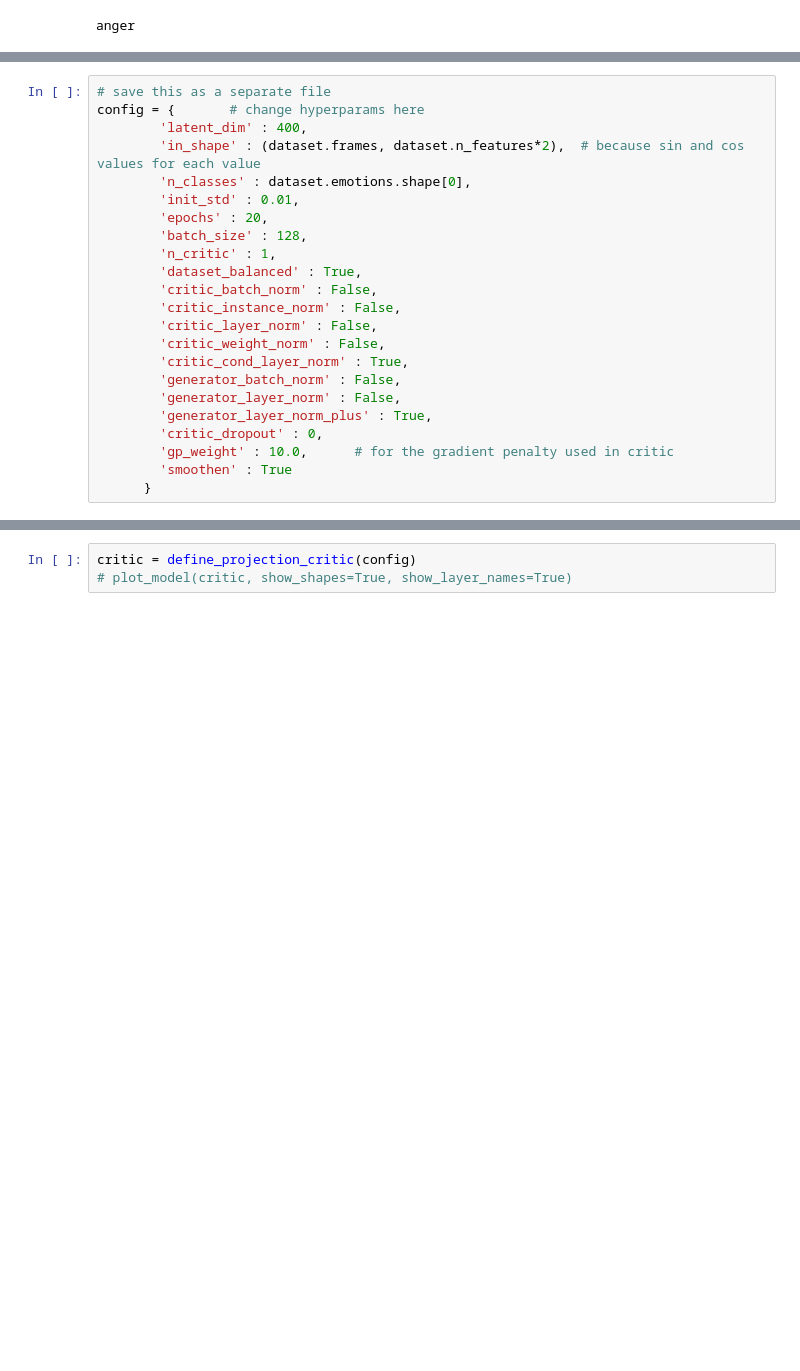
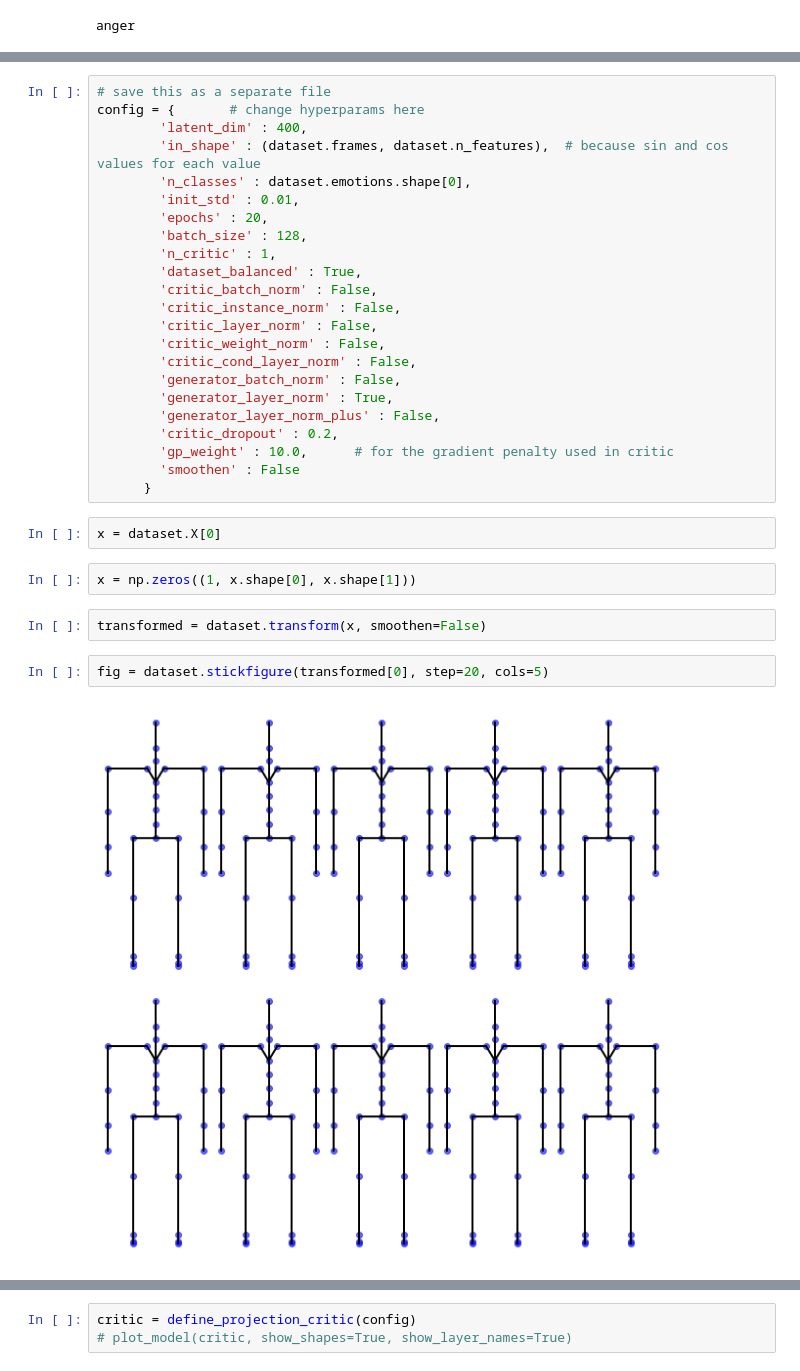
Before and after one commit to arnisafazla/CS490-Senior-Research-Project, a Jupyter notebook: setup.ipynb, the cells around one changed output, grey strips where cells are left out. Drawn from its saved outputs; the diff is of its cells as text; blank space fills up the shorter version.

```diff
--- a/setup.ipynb
+++ b/setup.ipynb
@@ -90,7 +93,7 @@ anger
 # save this as a separate file
 config = {       # change hyperparams here
         'latent_dim' : 400,
-        'in_shape' : (dataset.frames, dataset.n_features*2),  # because sin and cos values for each value
+        'in_shape' : (dataset.frames, dataset.n_features),  # because sin and cos values for each value
         'n_classes' : dataset.emotions.shape[0],
         'init_std' : 0.01,
         'epochs' : 20,
@@ -101,11 +104,21 @@ config = {       # change hyperparams here
         'critic_instance_norm' : False,
         'critic_layer_norm' : False,
         'critic_weight_norm' : False,
-        'critic_cond_layer_norm' : True,
+        'critic_cond_layer_norm' : False,
         'generator_batch_norm' : False,
-        'generator_layer_norm' : False,
-        'generator_layer_norm_plus' : True,
-        'critic_dropout' : 0,
+        'generator_layer_norm' : True,
+        'generator_layer_norm_plus' : False,
+        'critic_dropout' : 0.2,
         'gp_weight' : 10.0,      # for the gradient penalty used in critic
-        'smoothen' : True
+        'smoothen' : False
       }
+# %%
+x = dataset.X[0]
+# %%
+x = np.zeros((1, x.shape[0], x.shape[1]))
+# %%
+transformed = dataset.transform(x, smoothen=False)
+# %%
+fig = dataset.stickfigure(transformed[0], step=20, cols=5)
+# %% [output]
+[figure, added]
```
Also changed, not shown: parts of 11 cells of this notebook, 3 other files.
